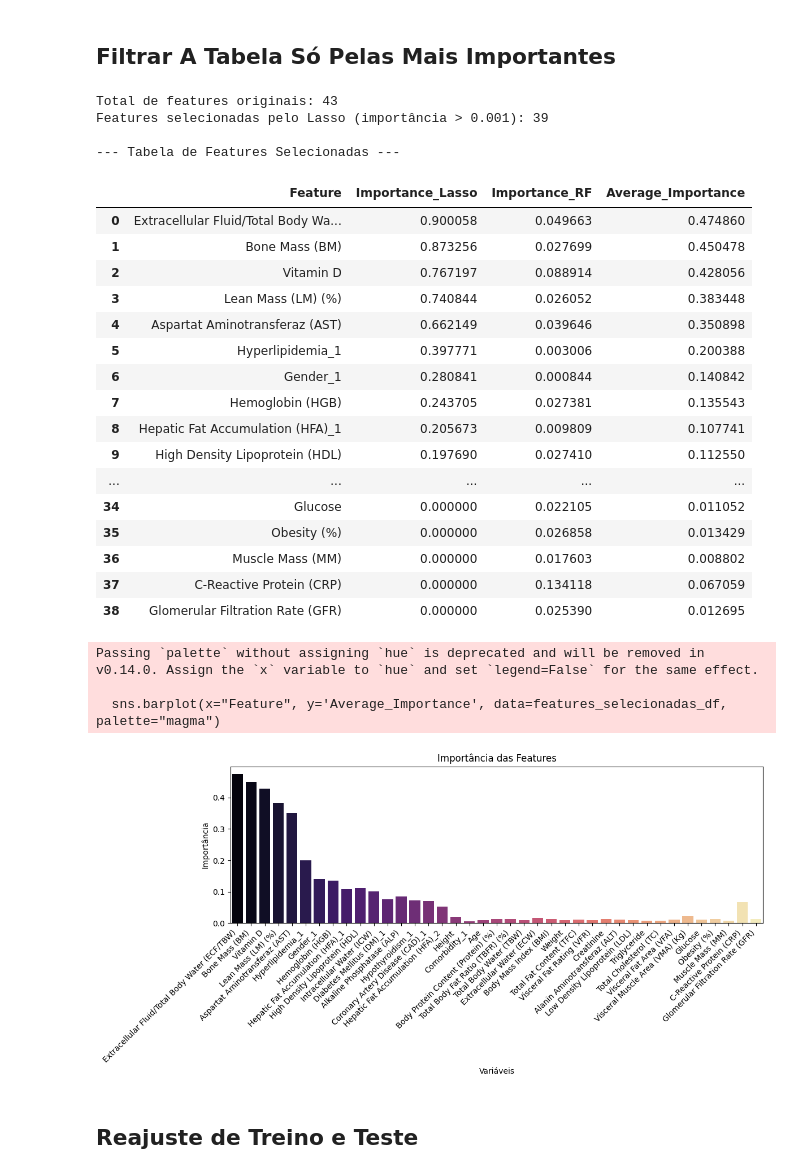
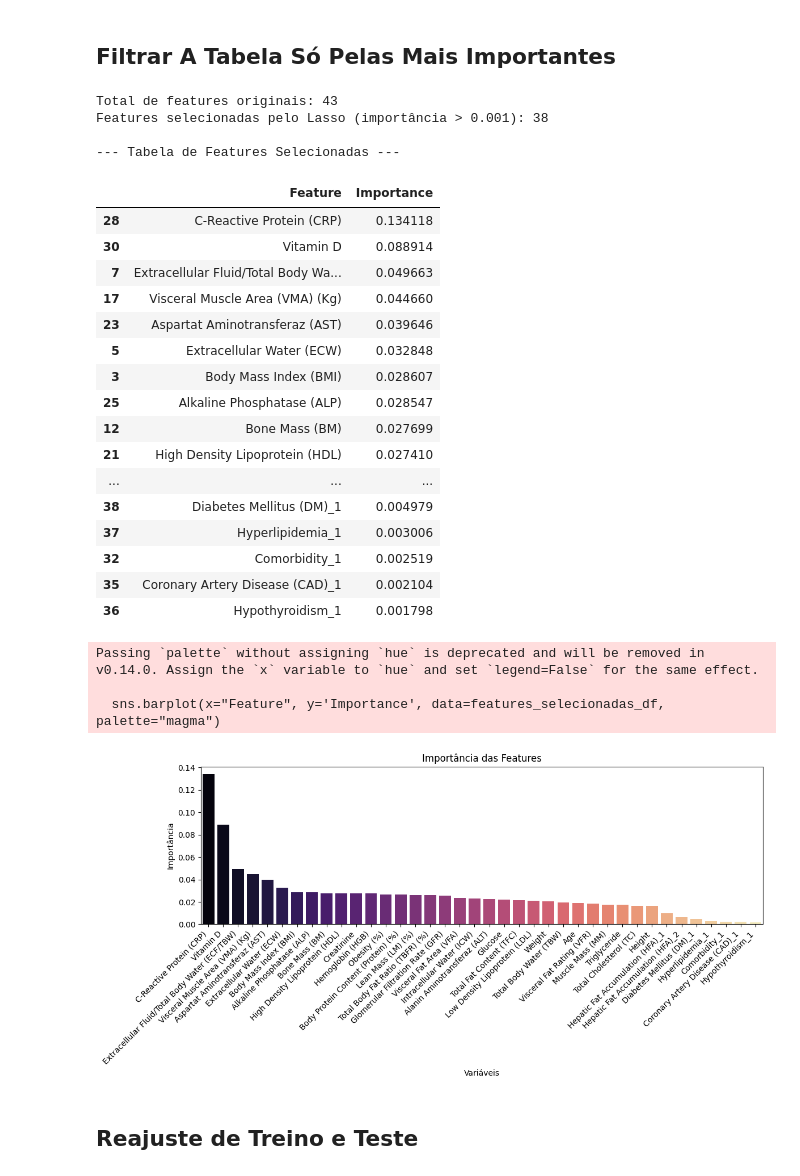
Before and after one commit to Nicholas-UFC/TCC-sobre-analise-de-dados-de-uma-biblioteca-sobre-gallstone, a Jupyter notebook: main.ipynb, the cells around one changed output. Drawn from its saved outputs; the diff is of its cells as text; code cells hidden in the pictures.

Commit message:
Usei RF importancia, limiar de 0.01, foi removido 5 atributos. Melhor acc de gradiente boosting classifier com 0.89.

```diff
--- a/main.ipynb
+++ b/main.ipynb
@@ -483,7 +483,7 @@ print(final_importance_df)
 limiar = 0.001
 # %%
 # Filtrar o DataFrame para manter apenas as features acima do limiar
-features_selecionadas_df = merged_df[merged_df['Average_Importance'] > limiar]
+features_selecionadas_df = rf_feature_importance[rf_feature_importance['Importance'] > limiar]
 # %%
 # Criar uma lista com os nomes das features selecionadas
 lista_features_selecionadas = features_selecionadas_df["Feature"].tolist()
@@ -495,41 +495,41 @@ print("\n--- Tabela de Features Selecionadas ---")
 display(features_selecionadas_df)
 # %% [output]
 Total de features originais: 43
-Features selecionadas pelo Lasso (importância > 0.001): 39
+Features selecionadas pelo Lasso (importância > 0.001): 38
 
 --- Tabela de Features Selecionadas ---
-|  | Feature | Importance_Lasso | Importance_RF | Average_Importance |
-| 0 | Extracellular Fluid/Total Body Wa... | 0.900058 | 0.049663 | 0.474860 |
-| 1 | Bone Mass (BM) | 0.873256 | 0.027699 | 0.450478 |
-| 2 | Vitamin D | 0.767197 | 0.088914 | 0.428056 |
-| 3 | Lean Mass (LM) (%) | 0.740844 | 0.026052 | 0.383448 |
-| 4 | Aspartat Aminotransferaz (AST) | 0.662149 | 0.039646 | 0.350898 |
-| 5 | Hyperlipidemia_1 | 0.397771 | 0.003006 | 0.200388 |
-| 6 | Gender_1 | 0.280841 | 0.000844 | 0.140842 |
-| 7 | Hemoglobin (HGB) | 0.243705 | 0.027381 | 0.135543 |
-| 8 | Hepatic Fat Accumulation (HFA)_1 | 0.205673 | 0.009809 | 0.107741 |
-| 9 | High Density Lipoprotein (HDL) | 0.197690 | 0.027410 | 0.112550 |
-| ... | ... | ... | ... | ... |
-| 34 | Glucose | 0.000000 | 0.022105 | 0.011052 |
-| 35 | Obesity (%) | 0.000000 | 0.026858 | 0.013429 |
-| 36 | Muscle Mass (MM) | 0.000000 | 0.017603 | 0.008802 |
-| 37 | C-Reactive Protein (CRP) | 0.000000 | 0.134118 | 0.067059 |
-| 38 | Glomerular Filtration Rate (GFR) | 0.000000 | 0.025390 | 0.012695 |
+|  | Feature | Importance |
+| 28 | C-Reactive Protein (CRP) | 0.134118 |
+| 30 | Vitamin D | 0.088914 |
+| 7 | Extracellular Fluid/Total Body Wa... | 0.049663 |
+| 17 | Visceral Muscle Area (VMA) (Kg) | 0.044660 |
+| 23 | Aspartat Aminotransferaz (AST) | 0.039646 |
+| 5 | Extracellular Water (ECW) | 0.032848 |
+| 3 | Body Mass Index (BMI) | 0.028607 |
+| 25 | Alkaline Phosphatase (ALP) | 0.028547 |
+| 12 | Bone Mass (BM) | 0.027699 |
+| 21 | High Density Lipoprotein (HDL) | 0.027410 |
+| ... | ... | ... |
+| 38 | Diabetes Mellitus (DM)_1 | 0.004979 |
+| 37 | Hyperlipidemia_1 | 0.003006 |
+| 32 | Comorbidity_1 | 0.002519 |
+| 35 | Coronary Artery Disease (CAD)_1 | 0.002104 |
+| 36 | Hypothyroidism_1 | 0.001798 |
 # %%
 # Plotar a importância APENAS das features selecionadas
 plt.figure(figsize=(12, 6))
-sns.barplot(x="Feature", y='Average_Importance', data=features_selecionadas_df, palette="magma")
+sns.barplot(x="Feature", y='Importance', data=features_selecionadas_df, palette="magma")
 plt.xticks(rotation=45, ha='right') # ha='right' alinha melhor os rótulos
 plt.title("Importância das Features")
 plt.xlabel("Variáveis")
 plt.ylabel("Importância")
 plt.tight_layout() # Ajusta o layout para não cortar os rótulos
 plt.show()
 # %% [output]
 Passing `palette` without assigning `hue` is deprecated and will be removed in v0.14.0. Assign the `x` variable to `hue` and set `legend=False` for the same effect.
 
-  sns.barplot(x="Feature", y='Average_Importance', data=features_selecionadas_df, palette="magma")
+  sns.barplot(x="Feature", y='Importance', data=features_selecionadas_df, palette="magma")
-[figure, old version]
+[figure, new version]
 # %% [markdown]
 ## Reajuste de Treino e Teste
 # %%
```
Also changed, not shown: parts of 43 cells of this notebook.
